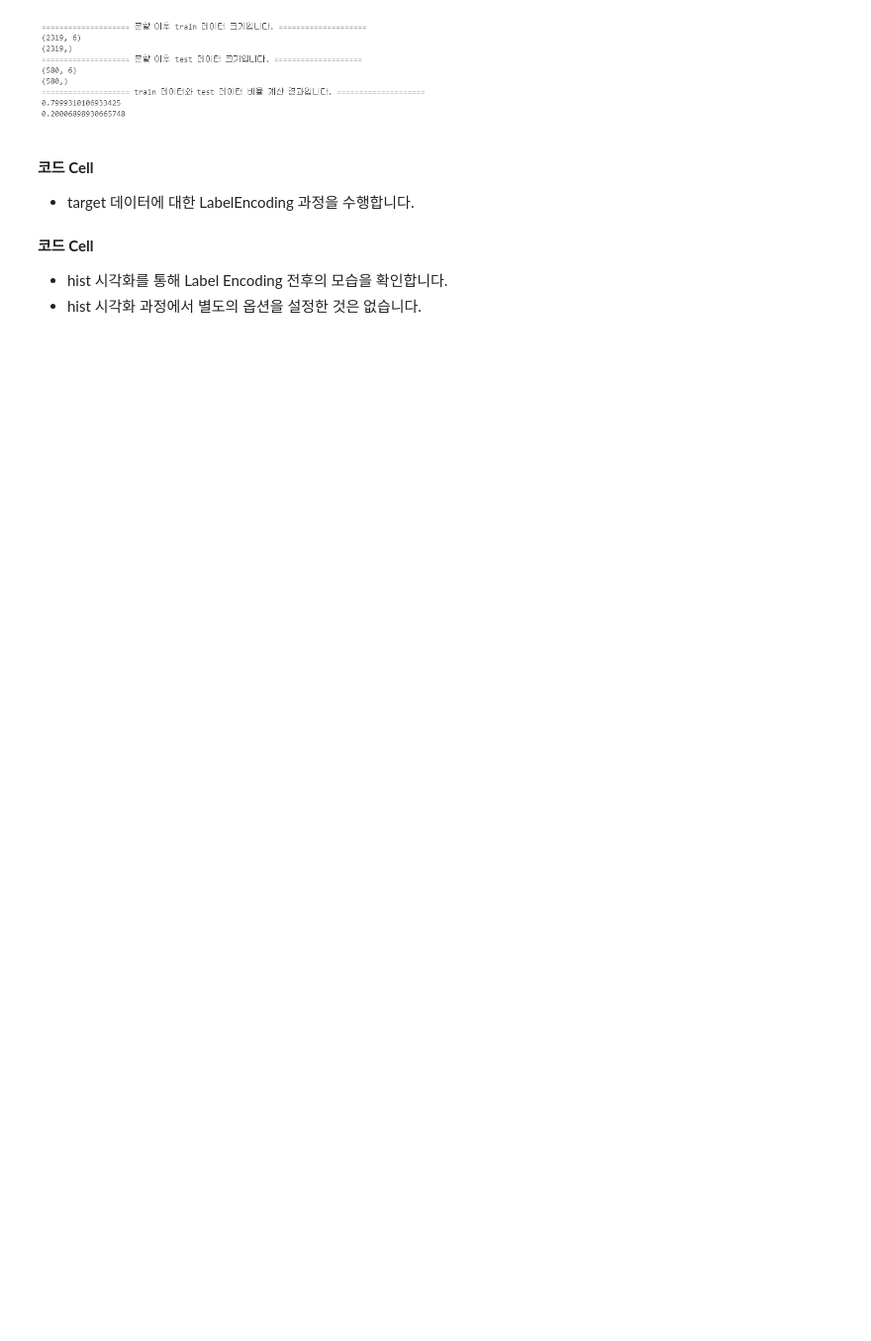
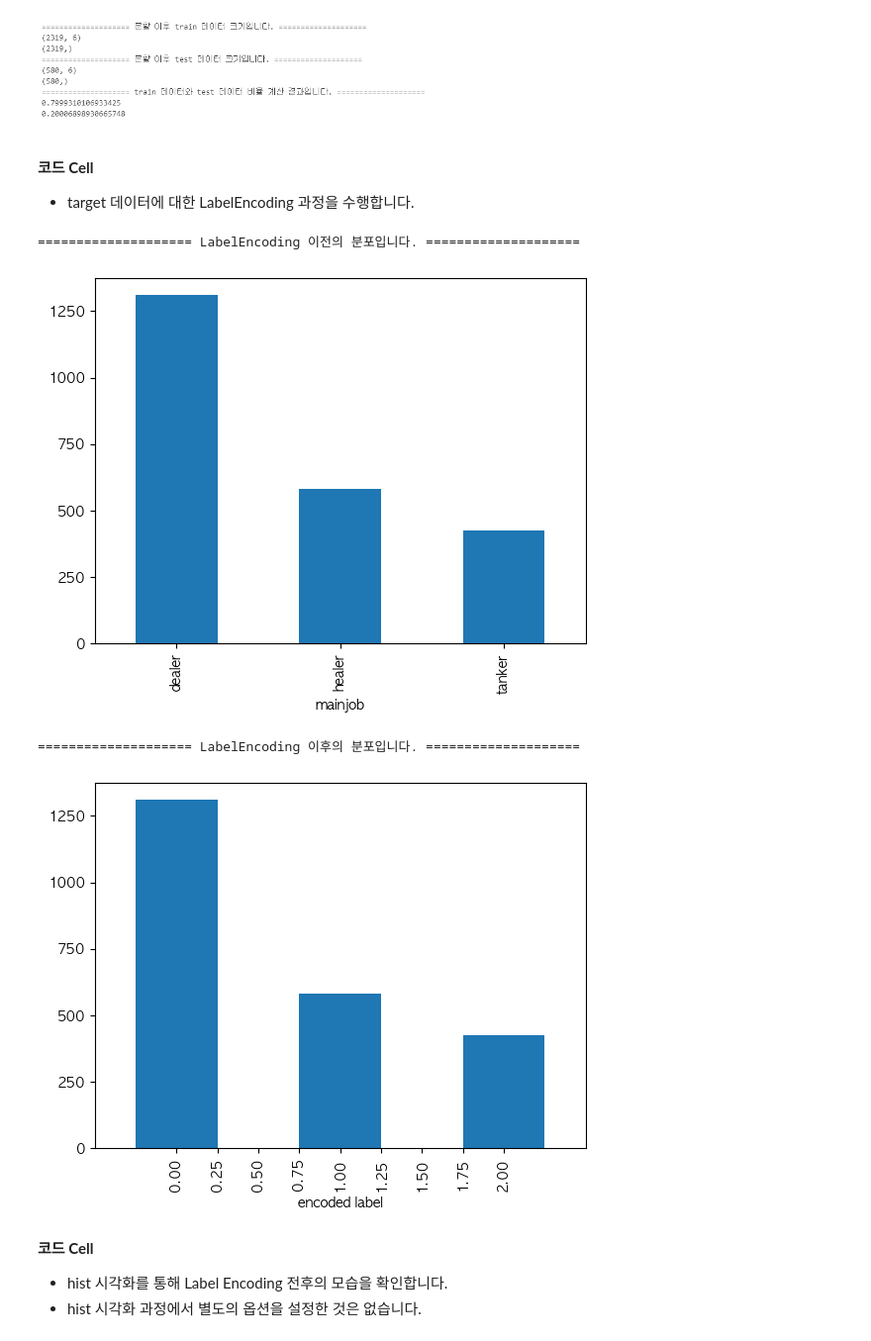
Before and after one commit to ywlim1000/week10-assignment, a Jupyter notebook: main.ipynb, the cells around one changed output. Shown: that part at 99% size. Saved outputs shown, nothing was run; the diff lists cells and outputs as text; code cells hidden in the pictures; blank space fills up the shorter version.

```diff
--- a/main.ipynb
+++ b/main.ipynb
@@ -443,3 +497,22 @@ display(tmp_df.head())
 <b>코드 Cell</b>
 - features와 target 데이터를 train_test_split을 통해 분리합니다.
 - test_size = 0.2로 설정하고 random_state = 42로 설정합니다.
+# %%
+X_train, X_test, y_train_raw, y_test_raw = train_test_split(
+    features, target,
+    test_size=0.2,
+    random_state=42,
+    stratify=target   # 클래스 불균형 방지
+)
+
+print('='*20, '분할 이후 train 데이터 크기입니다.', '='*20)
+print(X_train.shape)
+print(y_train_raw.shape)
+
+print('\n' + '='*20, '분할 이후 test 데이터 크기입니다.', '='*20)
+print(X_test.shape)
+print(y_test_raw.shape)
+
+print('\n' + '='*20, 'train 데이터와 test 데이터 비율 계산 결과입니다.', '='*20)
+print(len(y_train_raw)/len(target))
+print(len(y_test_raw)/len(target))
@@ -448,6 +533,38 @@ display(tmp_df.head())
 # %% [markdown]
 <b>코드 Cell</b>
 - target 데이터에 대한 LabelEncoding 과정을 수행합니다.
+# %%
+le = LabelEncoder()
+y_train = le.fit_transform(y_train_raw)
+y_test  = le.transform(y_test_raw)
+
+# 1) 인코딩 이전 분포
+print('='*20, 'LabelEncoding 이전의 분포입니다.', '='*20)
+ax1 = y_train_raw.value_counts().sort_index().plot(kind='bar')
+plt.xlabel('mainjob')
+
+max_y1 = ax1.get_ylim()[1]
+plt.yticks(np.arange(0, max_y1+1, 250))
+
+plt.show()
+
+# 2) 인코딩 이후 분포
+print('\n' + '='*20, 'LabelEncoding 이후의 분포입니다.', '='*20)
+ax2 = pd.Series(y_train).value_counts().sort_index().plot(kind='bar')
+ax2.set_xlabel('encoded label')
+
+ticks = np.arange(0, 2.01, 0.25)
+plt.xticks(ticks, [f"{t:.2f}" for t in ticks])
+
+max_y2 = ax2.get_ylim()[1]
+plt.yticks(np.arange(0, max_y2+1, 250))
+
+plt.show()
+# %% [output]
+==================== LabelEncoding 이전의 분포입니다. ====================
+[figure, added]
+==================== LabelEncoding 이후의 분포입니다. ====================
+[figure, added]
 # %% [markdown]
 <b>코드 Cell</b>
 - hist 시각화를 통해 Label Encoding 전후의 모습을 확인합니다.
```
Also changed, not shown: parts of 5 cells of this notebook.
